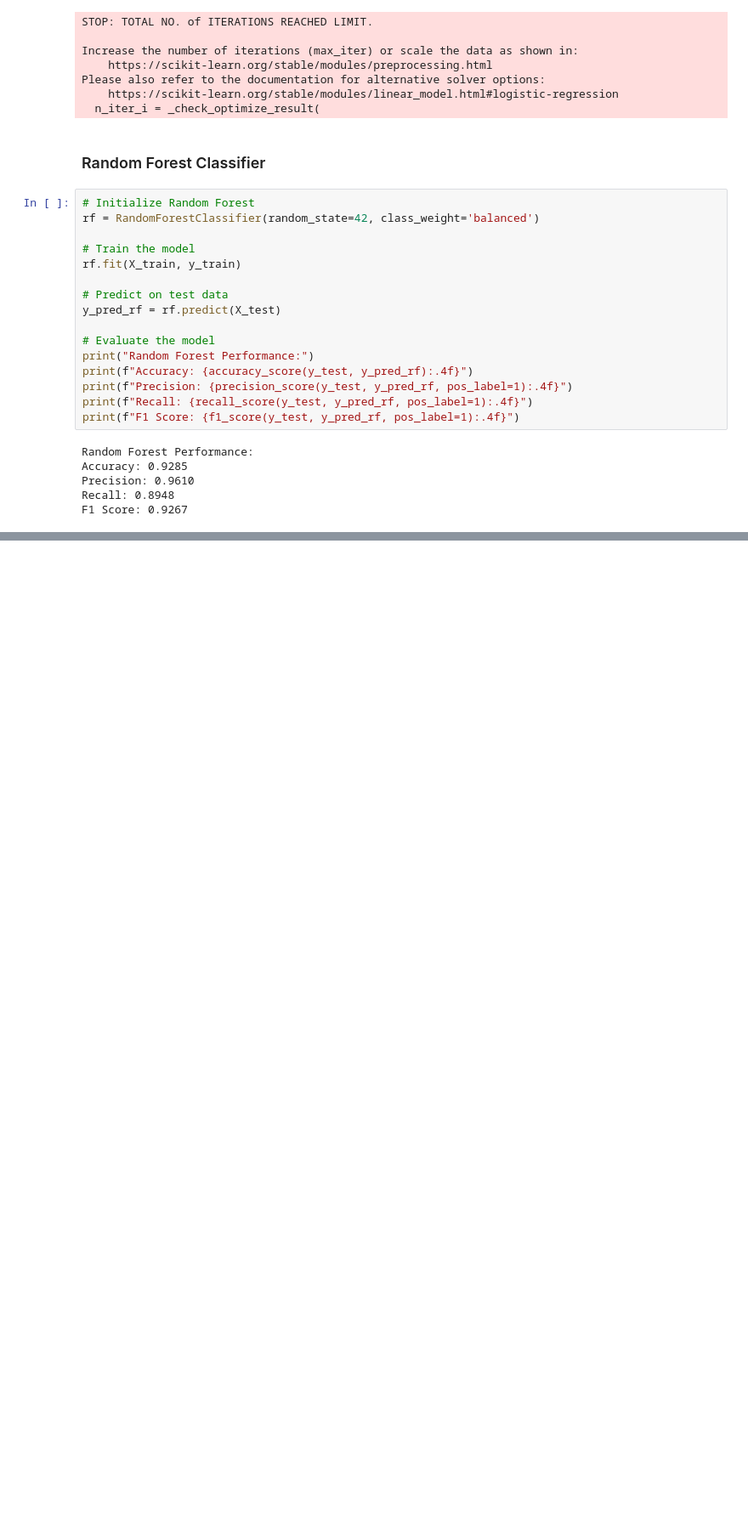
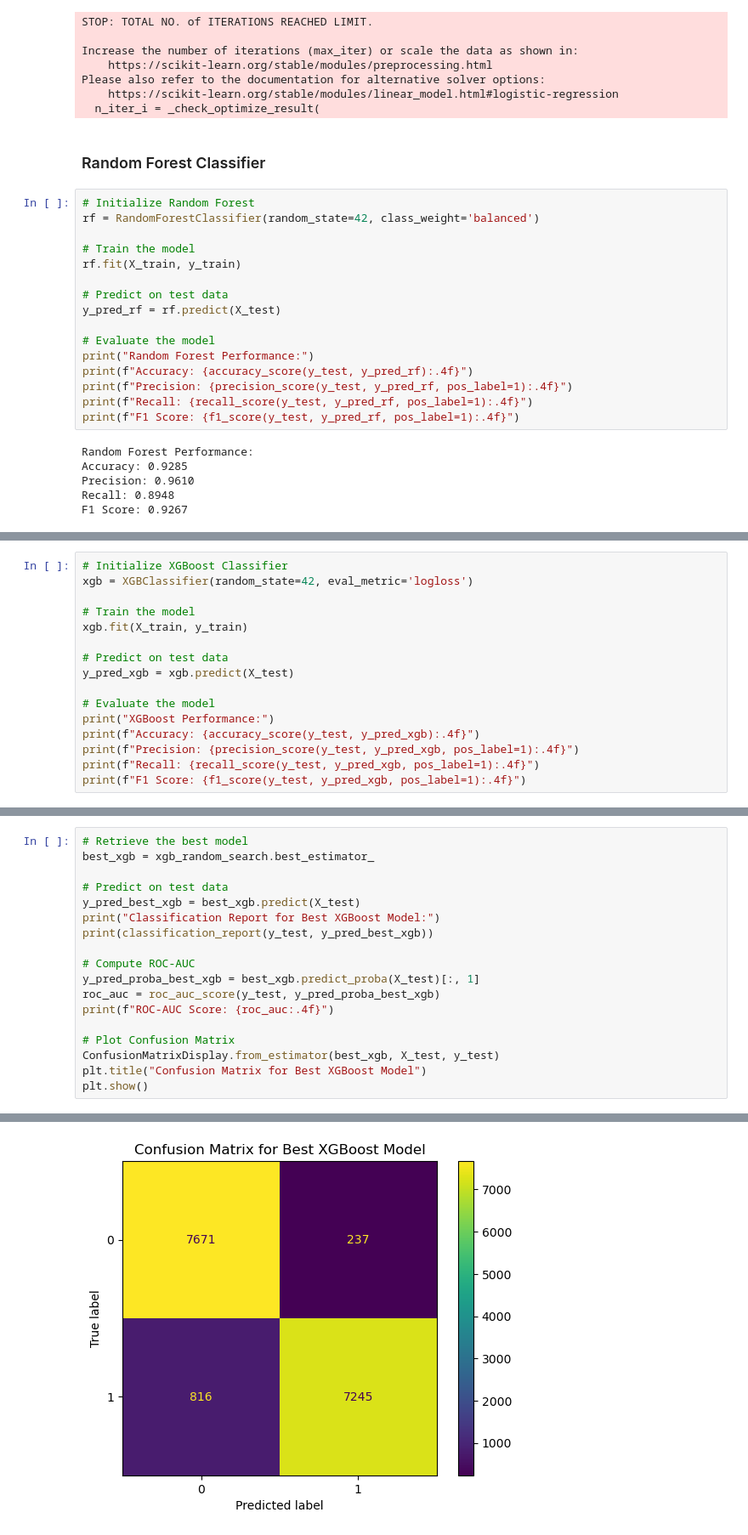
Before and after one commit to Aditya-k-23/Bank-Marketing, a Jupyter notebook: Analysis.ipynb, the cells around one changed output, grey strips where cells are left out. Shown at 85% size. Saved outputs shown, nothing was run; the diff lists cells and outputs as text; blank space fills up the shorter version.

Commit message:
Add Readme, Requirements, and Update Analysis
- Build Model
- Find most important features
- Update Documentation

```diff
--- a/Analysis.ipynb
+++ b/Analysis.ipynb
@@ -423,0 +429,16 @@ F1 Score: 0.9267
+# %%
+# Initialize XGBoost Classifier
+xgb = XGBClassifier(random_state=42, eval_metric='logloss')
+
+# Train the model
+xgb.fit(X_train, y_train)
+
+# Predict on test data
+y_pred_xgb = xgb.predict(X_test)
+
+# Evaluate the model
+print("XGBoost Performance:")
+print(f"Accuracy: {accuracy_score(y_test, y_pred_xgb):.4f}")
+print(f"Precision: {precision_score(y_test, y_pred_xgb, pos_label=1):.4f}")
+print(f"Recall: {recall_score(y_test, y_pred_xgb, pos_label=1):.4f}")
+print(f"F1 Score: {f1_score(y_test, y_pred_xgb, pos_label=1):.4f}")
@@ -423,0 +500,19 @@ F1 Score: 0.9267
+# %%
+# Retrieve the best model
+best_xgb = xgb_random_search.best_estimator_
+
+# Predict on test data
+y_pred_best_xgb = best_xgb.predict(X_test)
+print("Classification Report for Best XGBoost Model:")
+print(classification_report(y_test, y_pred_best_xgb))
+
+# Compute ROC-AUC
+y_pred_proba_best_xgb = best_xgb.predict_proba(X_test)[:, 1]
+roc_auc = roc_auc_score(y_test, y_pred_proba_best_xgb)
+print(f"ROC-AUC Score: {roc_auc:.4f}")
+
+# Plot Confusion Matrix
+ConfusionMatrixDisplay.from_estimator(best_xgb, X_test, y_test)
+plt.title("Confusion Matrix for Best XGBoost Model")
+plt.show()
+# %% [output]
@@ -423,0 +530 @@ F1 Score: 0.9267
+[figure, added]
```
Also changed, not shown: parts of 9 cells of this notebook, 6 other files.
